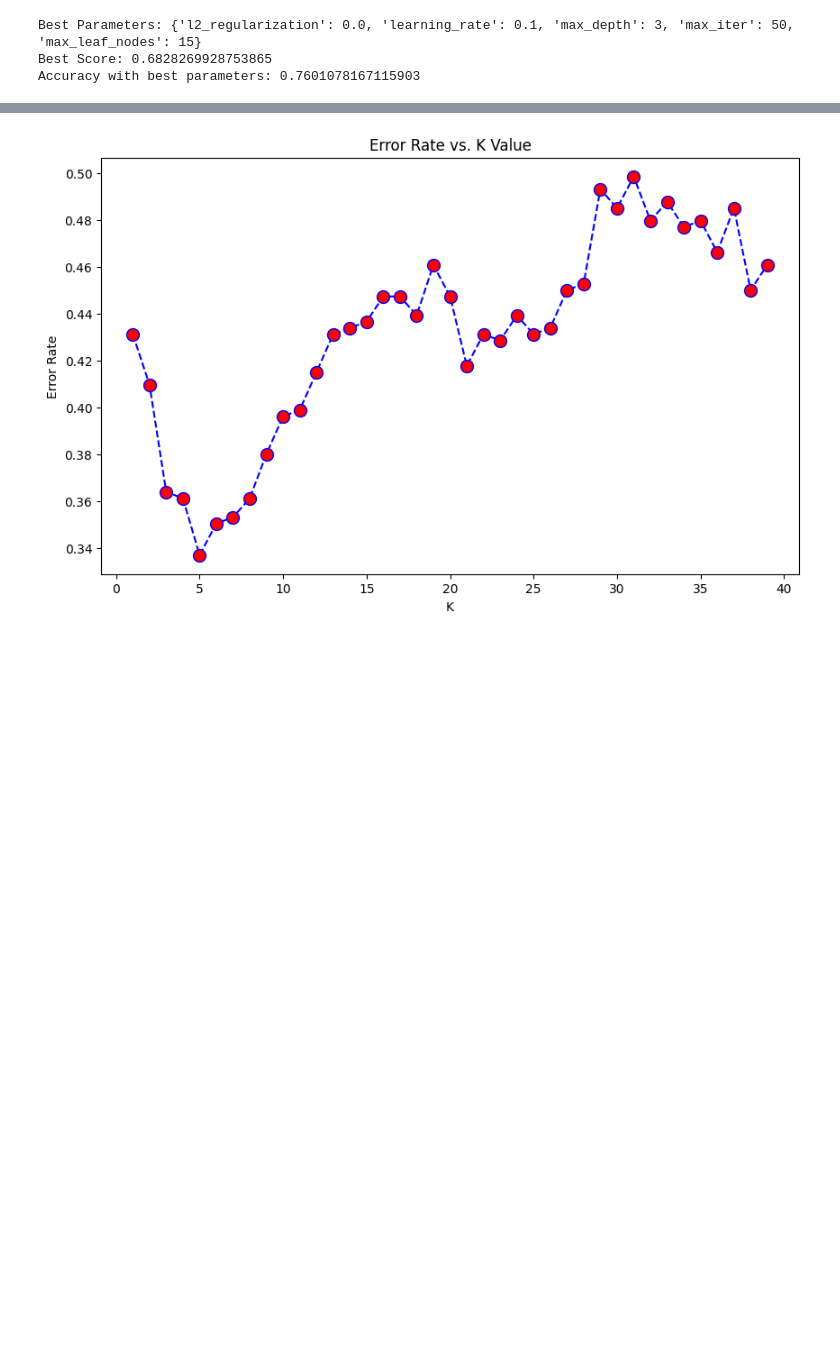
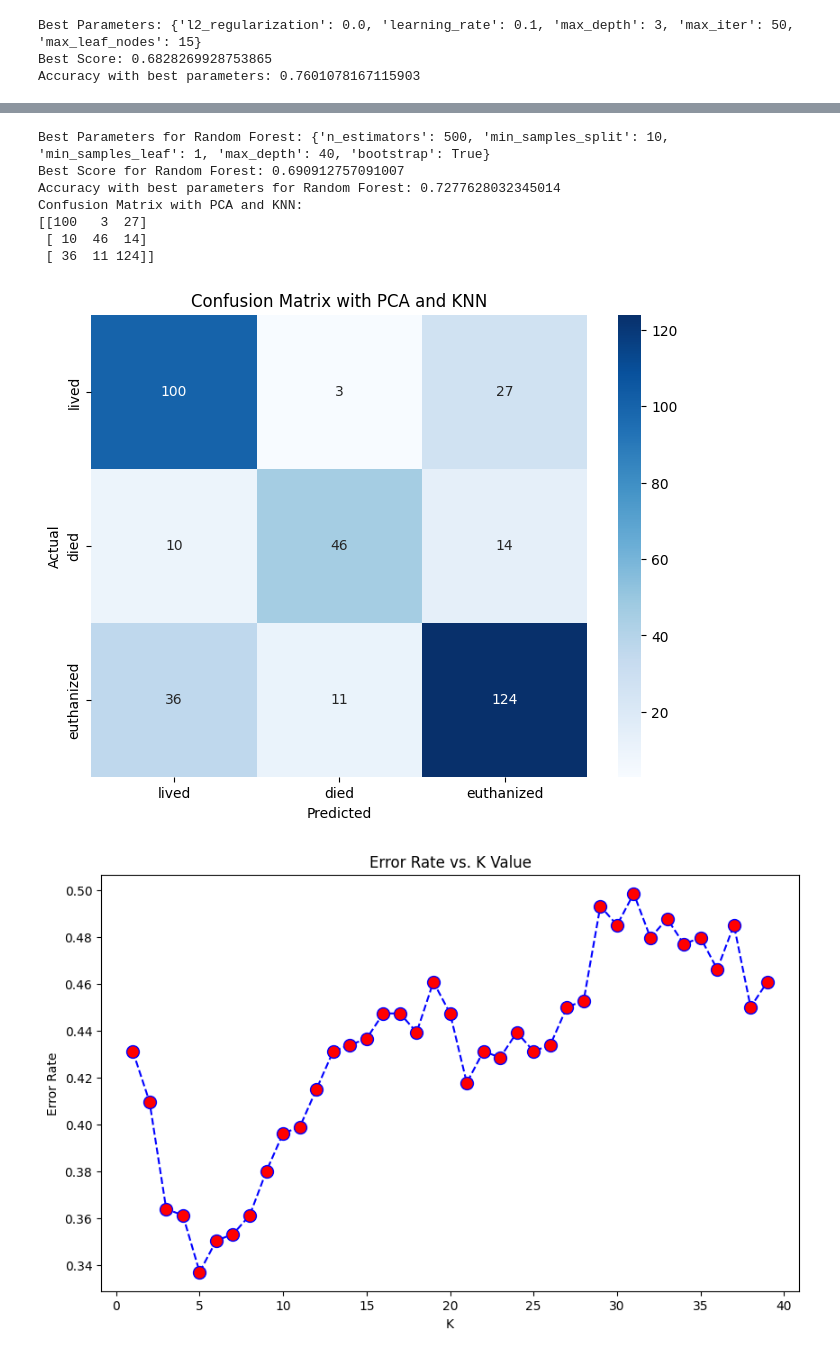
Before and after one commit to Gnana-Athityan/ML_horse_health, a Jupyter notebook: one.ipynb, the cells around one changed output, grey strips where cells are left out. Saved outputs shown, nothing was run; the diff lists cells and outputs as text; code cells hidden in the pictures; blank space fills up the shorter version.

```diff
--- a/one.ipynb
+++ b/one.ipynb
@@ -377,0 +471,51 @@ Accuracy with best parameters: 0.7601078167115903
+# %%
+from sklearn.model_selection import RandomizedSearchCV
+from sklearn.ensemble import RandomForestClassifier
+from sklearn.metrics import accuracy_score, confusion_matrix
+
+
+param_dist = {
+    'n_estimators': [100, 200, 300, 400, 500],
+    'max_depth': [None, 10, 20, 30, 40, 50],
+    'min_samples_split': [2, 5, 10, 20],
+    'min_samples_leaf': [1, 2, 4, 8],
+    'bootstrap': [True, False]
+}
+
+rf = RandomForestClassifier(random_state=42)
+
+random_search_rf = RandomizedSearchCV(estimator=rf, param_distributions=param_dist, n_iter=100, cv=5, n_jobs=-1, random_state=42, scoring='accuracy')
+
+random_search_rf.fit(X_train, Y_train)
+
+best_params_rf = random_search_rf.best_params_
+best_score_rf = random_search_rf.best_score_
+
+print("Best Parameters for Random Forest:", best_params_rf)
+print("Best Score for Random Forest:", best_score_rf)
+
+best_rf = RandomForestClassifier(**best_params_rf, random_state=42).fit(X_train, Y_train)
+
+y_pred_rf = best_rf.predict(X_test)
+
+accuracy_rf = accuracy_score(Y_test, y_pred_rf)
+print("Accuracy with best parameters for Random Forest:", accuracy_rf)
+conf_matrix = confusion_matrix(Y_test, y_pred_rf)
+print('Confusion Matrix with PCA and KNN:')
+print(conf_matrix)
+
+plt.figure(figsize=(8, 6))
+sns.heatmap(conf_matrix, annot=True, fmt='d', cmap='Blues', xticklabels=['lived', 'died', 'euthanized'], yticklabels=['lived', 'died', 'euthanized'])
+plt.xlabel('Predicted')
+plt.ylabel('Actual')
+plt.title('Confusion Matrix with PCA and KNN')
+plt.show()
+# %% [output]
+Best Parameters for Random Forest: {'n_estimators': 500, 'min_samples_split': 10, 'min_samples_leaf': 1, 'max_depth': 40, 'bootstrap': True}
+Best Score for Random Forest: 0.690912757091007
+Accuracy with best parameters for Random Forest: 0.7277628032345014
+Confusion Matrix with PCA and KNN:
+[[100   3  27]
+ [ 10  46  14]
+ [ 36  11 124]]
+[figure, added]
```
Also changed, not shown: parts of 12 cells of this notebook.
